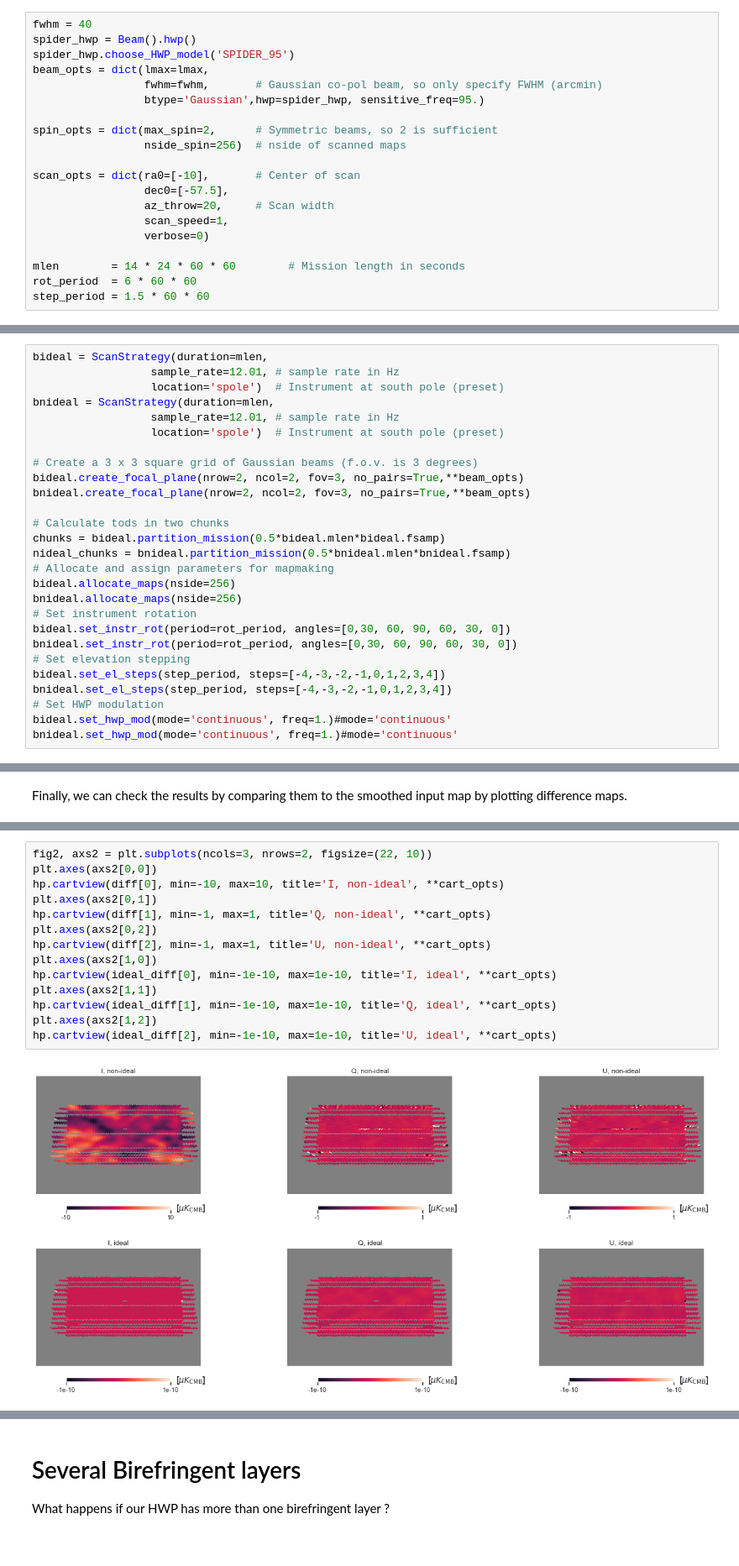
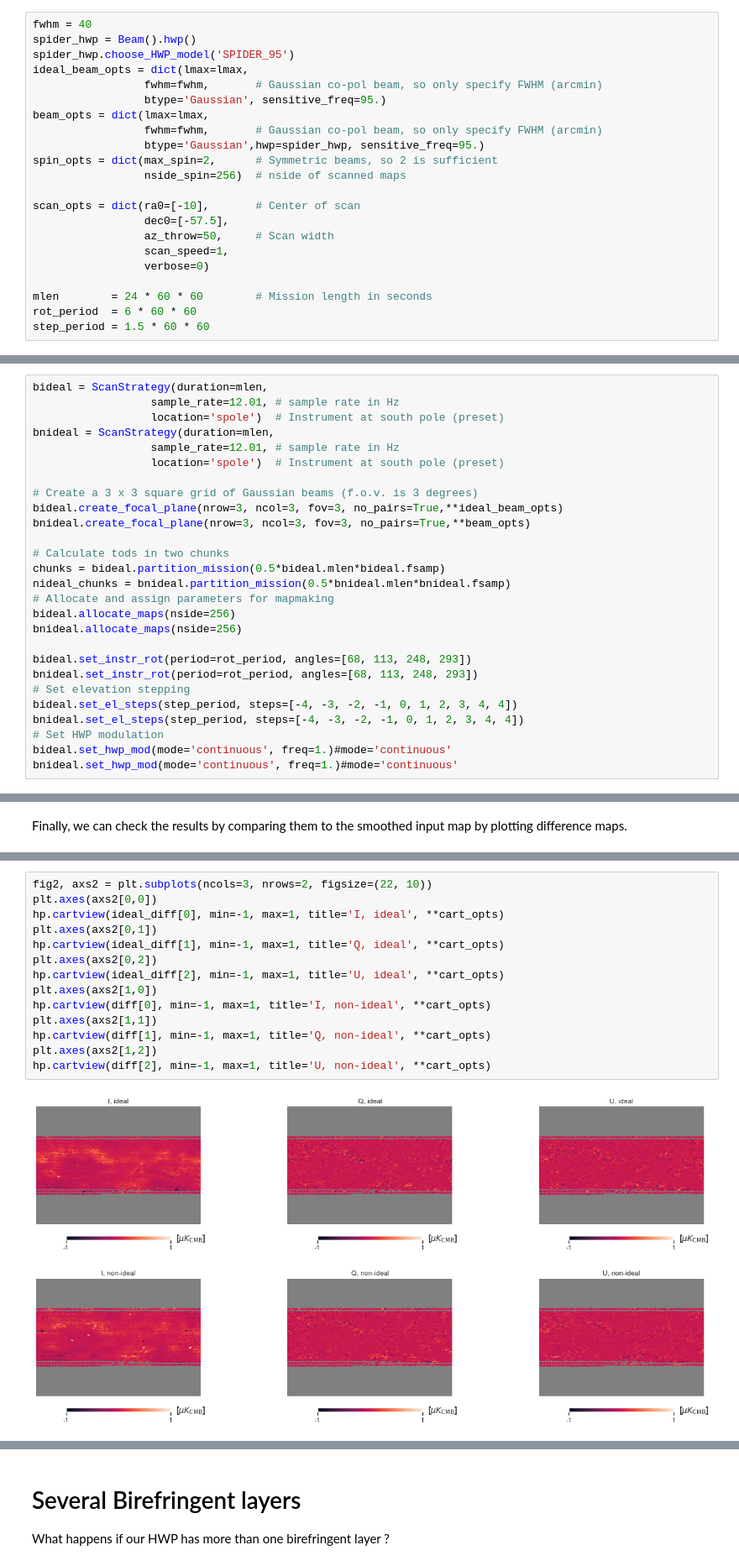
Before and after one commit to AdriJD/beamconv, a Jupyter notebook: notebooks/HWP_Class_tests.ipynb, the cells around one changed output, grey strips where cells are left out. Shown at 84% size. Cells and saved outputs as stored; diff of their text form.

```diff
--- a/notebooks/HWP_Class_tests.ipynb
+++ b/notebooks/HWP_Class_tests.ipynb
@@ -389,20 +268,22 @@ Here we set parameters that describe the pointing, the instrument and the beams.
 fwhm = 40
 spider_hwp = Beam().hwp()
 spider_hwp.choose_HWP_model('SPIDER_95')
+ideal_beam_opts = dict(lmax=lmax,
+                 fwhm=fwhm,       # Gaussian co-pol beam, so only specify FWHM (arcmin)
+                 btype='Gaussian', sensitive_freq=95.)
 beam_opts = dict(lmax=lmax,
                  fwhm=fwhm,       # Gaussian co-pol beam, so only specify FWHM (arcmin)
                  btype='Gaussian',hwp=spider_hwp, sensitive_freq=95.)
-
 spin_opts = dict(max_spin=2,      # Symmetric beams, so 2 is sufficient
                  nside_spin=256)  # nside of scanned maps
 
 scan_opts = dict(ra0=[-10],       # Center of scan
                  dec0=[-57.5],
-                 az_throw=20,     # Scan width
+                 az_throw=50,     # Scan width
                  scan_speed=1,
                  verbose=0)
 
-mlen        = 14 * 24 * 60 * 60        # Mission length in seconds
+mlen        = 24 * 60 * 60        # Mission length in seconds
 rot_period  = 6 * 60 * 60
 step_period = 1.5 * 60 * 60
 # %% [markdown]
@@ -416,8 +297,8 @@ bnideal = ScanStrategy(duration=mlen,
                   location='spole')  # Instrument at south pole (preset)
 
 # Create a 3 x 3 square grid of Gaussian beams (f.o.v. is 3 degrees)
-bideal.create_focal_plane(nrow=2, ncol=2, fov=3, no_pairs=True,**beam_opts)
-bnideal.create_focal_plane(nrow=2, ncol=2, fov=3, no_pairs=True,**beam_opts)
+bideal.create_focal_plane(nrow=3, ncol=3, fov=3, no_pairs=True,**ideal_beam_opts)
+bnideal.create_focal_plane(nrow=3, ncol=3, fov=3, no_pairs=True,**beam_opts)
 
 # Calculate tods in two chunks
 chunks = bideal.partition_mission(0.5*bideal.mlen*bideal.fsamp)
@@ -425,12 +306,12 @@ nideal_chunks = bnideal.partition_mission(0.5*bnideal.mlen*bnideal.fsamp)
 # Allocate and assign parameters for mapmaking
 bideal.allocate_maps(nside=256)
 bnideal.allocate_maps(nside=256)
-# Set instrument rotation
-bideal.set_instr_rot(period=rot_period, angles=[0,30, 60, 90, 60, 30, 0])
-bnideal.set_instr_rot(period=rot_period, angles=[0,30, 60, 90, 60, 30, 0])
+
+bideal.set_instr_rot(period=rot_period, angles=[68, 113, 248, 293])
+bnideal.set_instr_rot(period=rot_period, angles=[68, 113, 248, 293])
 # Set elevation stepping
-bideal.set_el_steps(step_period, steps=[-4,-3,-2,-1,0,1,2,3,4])
-bnideal.set_el_steps(step_period, steps=[-4,-3,-2,-1,0,1,2,3,4])
+bideal.set_el_steps(step_period, steps=[-4, -3, -2, -1, 0, 1, 2, 3, 4, 4])
+bnideal.set_el_steps(step_period, steps=[-4, -3, -2, -1, 0, 1, 2, 3, 4, 4])
 # Set HWP modulation
 bideal.set_hwp_mod(mode='continuous', freq=1.)#mode='continuous'
 bnideal.set_hwp_mod(mode='continuous', freq=1.)#mode='continuous'
@@ -529,16 +378,16 @@ Sigma is 0.000000 arcmin (0.000000 rad)
 # %%
 fig2, axs2 = plt.subplots(ncols=3, nrows=2, figsize=(22, 10))
 plt.axes(axs2[0,0])
-hp.cartview(diff[0], min=-10, max=10, title='I, non-ideal', **cart_opts)
+hp.cartview(ideal_diff[0], min=-1, max=1, title='I, ideal', **cart_opts)
 plt.axes(axs2[0,1])
+hp.cartview(ideal_diff[1], min=-1, max=1, title='Q, ideal', **cart_opts)
+plt.axes(axs2[0,2])
+hp.cartview(ideal_diff[2], min=-1, max=1, title='U, ideal', **cart_opts)
+plt.axes(axs2[1,0])
+hp.cartview(diff[0], min=-1, max=1, title='I, non-ideal', **cart_opts)
+plt.axes(axs2[1,1])
 hp.cartview(diff[1], min=-1, max=1, title='Q, non-ideal', **cart_opts)
-plt.axes(axs2[0,2])
+plt.axes(axs2[1,2])
 hp.cartview(diff[2], min=-1, max=1, title='U, non-ideal', **cart_opts)
-plt.axes(axs2[1,0])
-hp.cartview(ideal_diff[0], min=-1e-10, max=1e-10, title='I, ideal', **cart_opts)
-plt.axes(axs2[1,1])
-hp.cartview(ideal_diff[1], min=-1e-10, max=1e-10, title='Q, ideal', **cart_opts)
-plt.axes(axs2[1,2])
-hp.cartview(ideal_diff[2], min=-1e-10, max=1e-10, title='U, ideal', **cart_opts)
 # %% [output]
-[figure, old version]
+[figure, new version]
```
Also changed, not shown: parts of 49 cells of this notebook, 7 other files.
